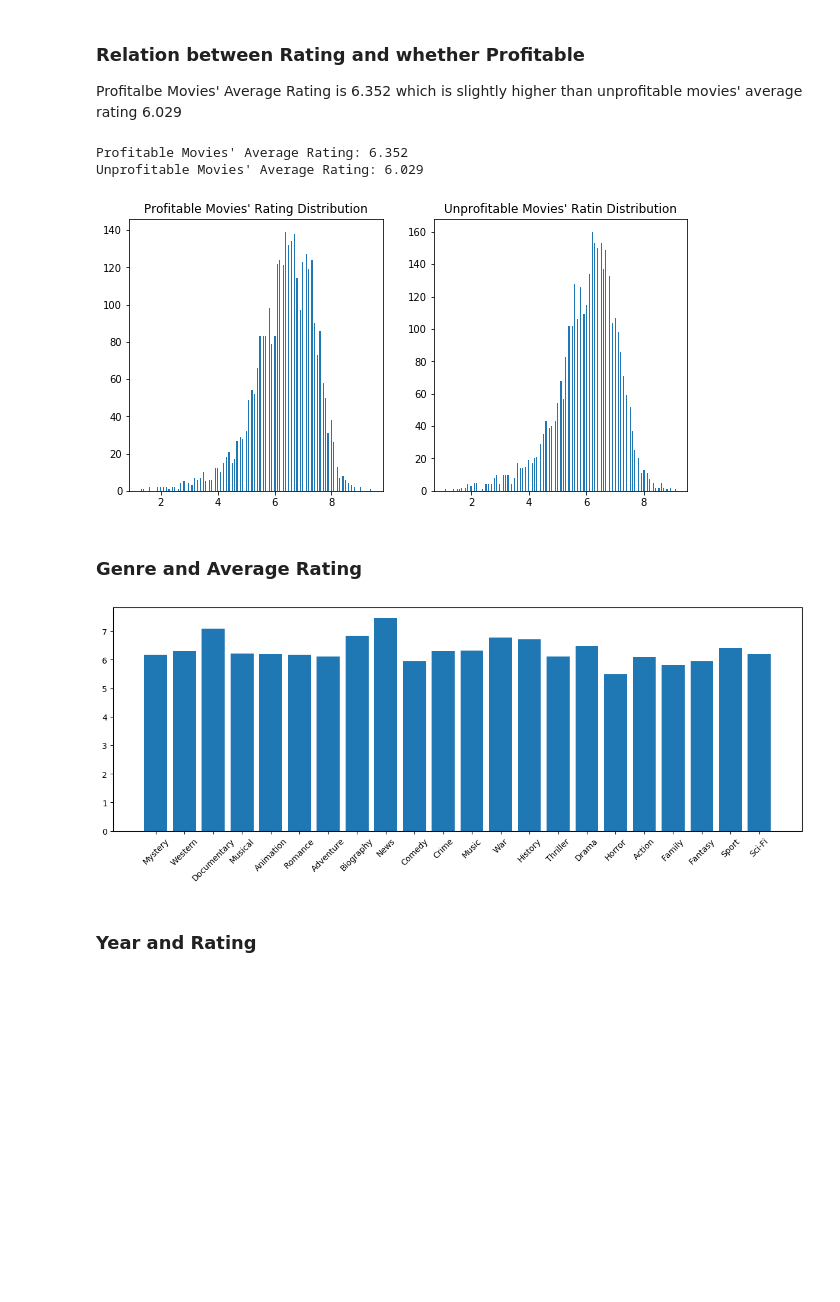
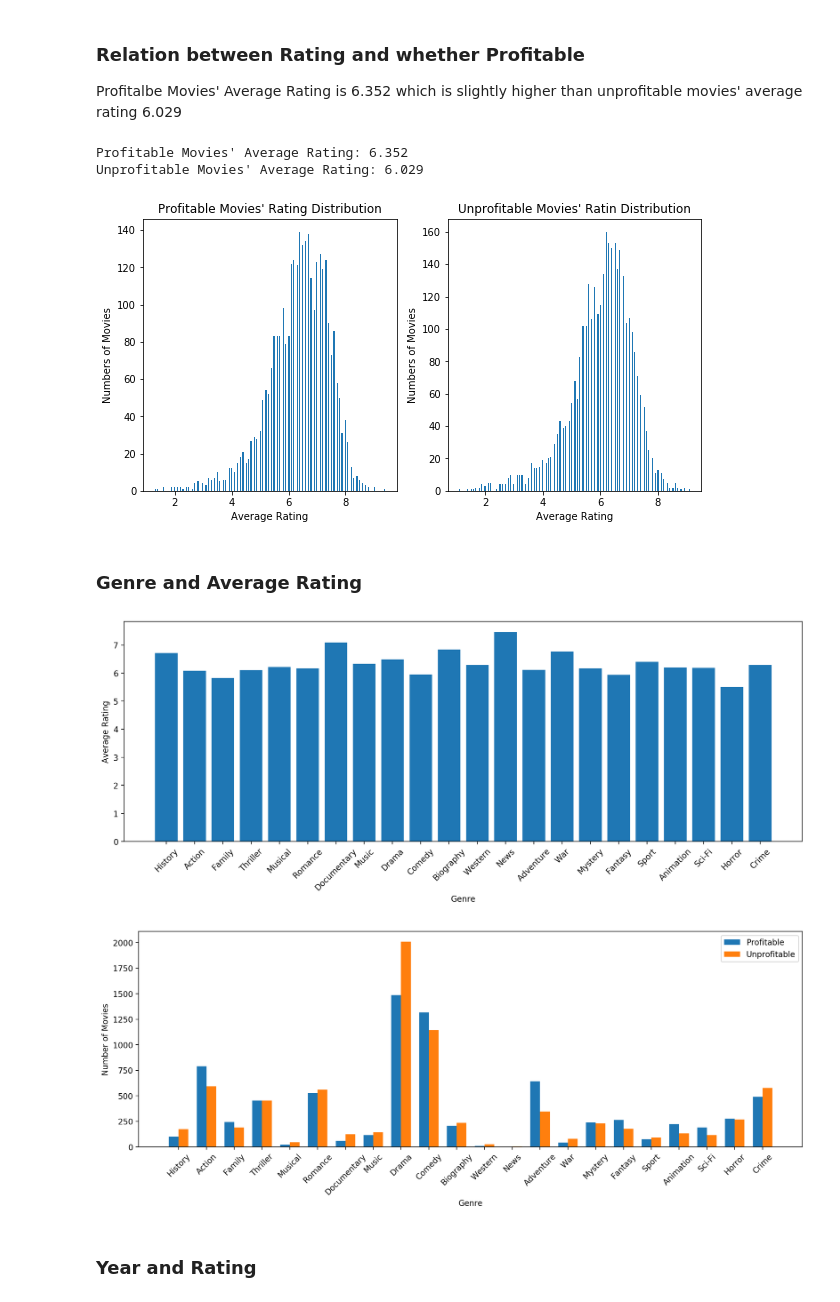
Before and after one commit to pupboss/CE7454-Project-Fall2019, a Jupyter notebook: notebook/notebook.ipynb, the cells around one changed output. Saved outputs shown, nothing was run; the diff lists cells and outputs as text; code cells hidden in the pictures; blank space fills up the shorter version.

```diff
--- a/notebook/notebook.ipynb
+++ b/notebook/notebook.ipynb
@@ -52,6 +54,7 @@ In this section, we investigate the impact of different variables on movie ratin
 # %%
 imdb = pd.read_csv('../data/imdb.tsv', sep='\t')
 imdb['Ratio'] = imdb['Box_Office'] / (imdb['Budget'] + 1)
+imdb['Ratio_Bool'] = imdb['Ratio'] >= 1
 imdb = imdb.drop(imdb[(imdb['Ratio']>10) | (imdb['Budget'] < 10000) | (imdb['Ratio']<0.05)].index)
-imdb.describe()
+imdb
 # %% [output]
@@ -91,36 +110,62 @@ print("Unprofitable Movies' Average Rating: %.3f" % (imdb[imdb['Ratio']<=1]['Ave
 plt.figure(figsize=(10,5))
 plt.subplot(121)
 plt.hist(imdb[imdb['Ratio']>1]['Average_Rating'].to_numpy(),bins=(200))
+plt.xlabel("Average Rating")
+plt.ylabel("Numbers of Movies")
 plt.title("Profitable Movies' Rating Distribution")
+
 plt.subplot(122)
 plt.hist(imdb[imdb['Ratio']<1]['Average_Rating'].to_numpy(), bins = 200)
+plt.xlabel("Average Rating")
+plt.ylabel("Numbers of Movies")
 plt.title("Unprofitable Movies' Ratin Distribution")
 plt.show()
 # %% [output]
 Profitable Movies' Average Rating: 6.352
 Unprofitable Movies' Average Rating: 6.029
-[figure, old version]
+[figure, new version]
 # %% [markdown]
 ### Genre and Average Rating
 # %%
 genre_set = set()
 for row in imdb.iterrows():
     for each in row[1]['Genre'].split(','):
         if each != "\\N":
             genre_set.add(each)
-genre_group = {}
+genre_rating_group = {}
 
 for each_genre in genre_set:
     genre_rating = imdb[imdb['Genre'].str.contains(each_genre)]['Average_Rating'].sum()
     genre_num = (imdb['Genre'].str.contains(each_genre)).sum()
-    genre_group[each_genre] = genre_rating / genre_num
+    genre_rating_group[each_genre] = genre_rating / genre_num
 
-plt.figure(dpi=100,figsize=(15,5))
-plt.bar(range(len(genre_set)), [genre_group.get(x, 0) for x in genre_set])
+plt.figure(dpi=200,figsize=(15,5))
+plt.bar(range(len(genre_set)), [genre_rating_group.get(x) for x in genre_set])
 plt.xticks(range(len(genre_set)), genre_set, rotation=45)
+plt.xlabel("Genre")
+plt.ylabel("Average Rating")
 plt.show()
+
+genre_ratio_group = {}
+for each_genre in genre_set:
+    genre_ratio_positive = imdb[imdb['Genre'].str.contains(each_genre)]['Ratio_Bool'].sum()
+    genre_num = (imdb['Genre'].str.contains(each_genre)).sum()
+    genre_ratio_negative = genre_num - genre_ratio_positive
+    genre_ratio_group[each_genre] = (genre_ratio_positive, genre_ratio_negative)
+
+x = np.arange(len(genre_set))
+width = 0.35
+plt.figure(dpi=200,figsize=(15,5))
+plt.bar(x - width/2, [genre_ratio_group.get(x)[0] for x in genre_set], width, label="Profitable")
+plt.bar(x + width/2, [genre_ratio_group.get(x)[1] for x in genre_set], width, label="Unprofitable")
+plt.xticks(range(len(genre_set)), genre_set, rotation=45)
+plt.xlabel("Genre")
+plt.ylabel("Number of Movies")
+plt.legend()
+plt.show()
 # %% [output]
-[figure, old version]
+[figure, new version]
+[figure, added]
 # %% [markdown]
 ### Year and Rating
 # %%
```
Also changed, not shown: parts of 5 cells of this notebook.
